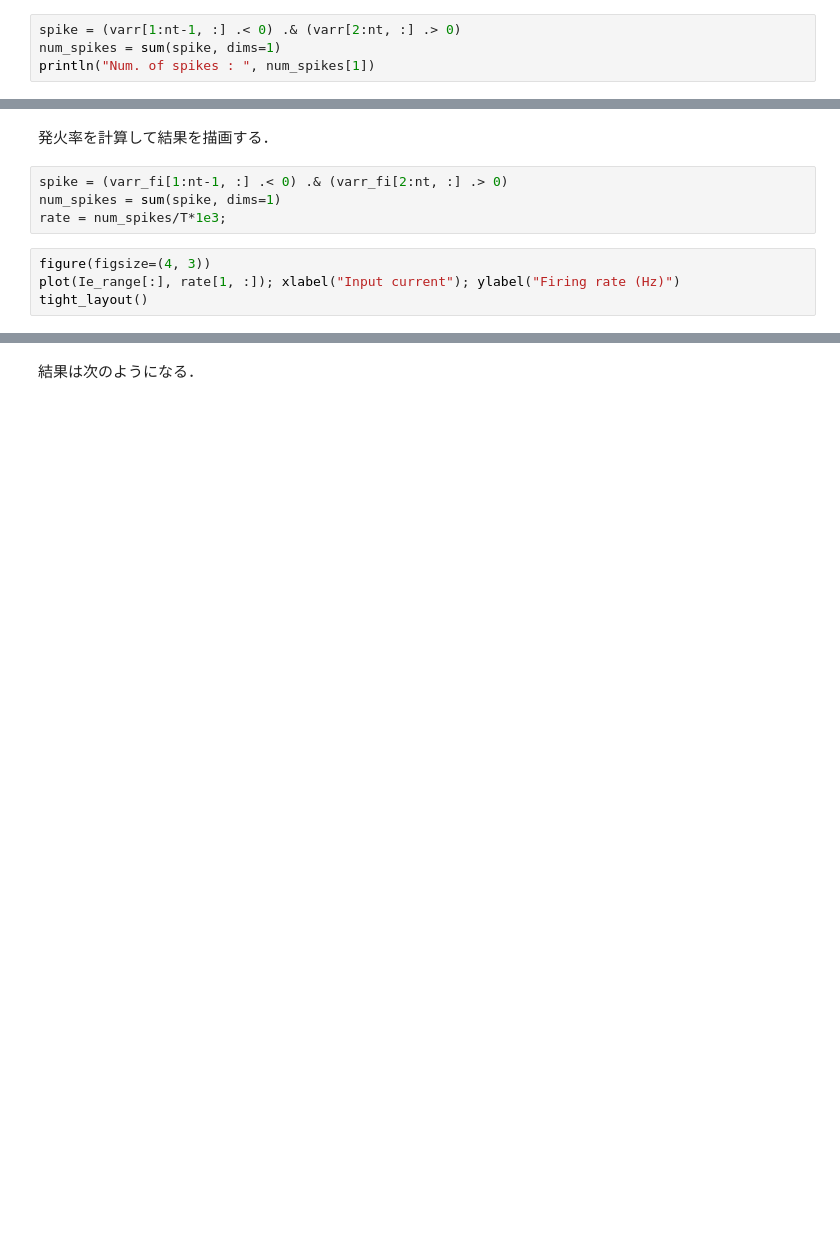
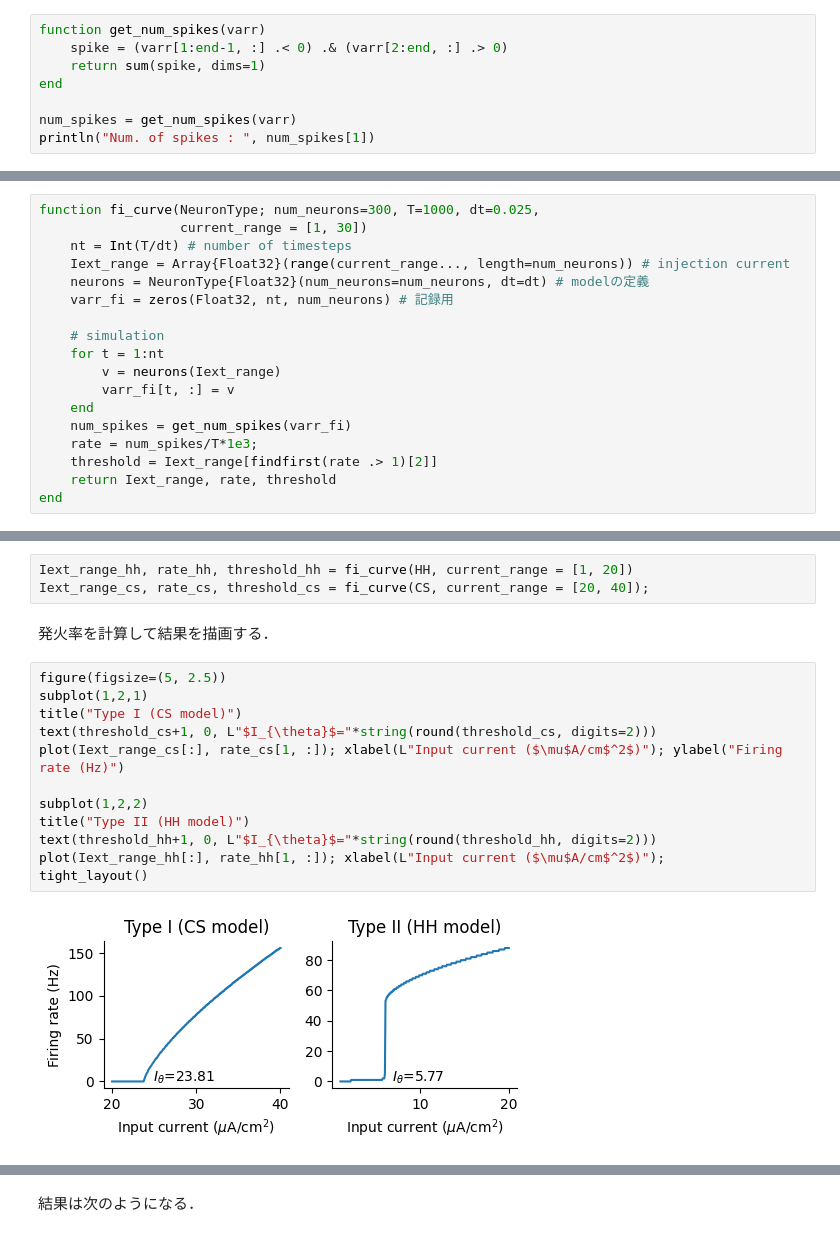
Before and after one commit to compneuro-julia/compneuro-julia-management, a Jupyter notebook: contents/neuron-model/hodgkin-huxley.ipynb, the cells around one changed output, grey strips where cells are left out. Drawn from its saved outputs; the diff is of its cells as text; blank space fills up the shorter version.

```diff
--- a/contents/neuron-model/hodgkin-huxley.ipynb
+++ b/contents/neuron-model/hodgkin-huxley.ipynb
@@ -196,4 +163,8 @@ plot(t, rarr[:, 1], color="black");
 # %%
-spike = (varr[1:nt-1, :] .< 0) .& (varr[2:nt, :] .> 0)
-num_spikes = sum(spike, dims=1)
+function get_num_spikes(varr)
+    spike = (varr[1:end-1, :] .< 0) .& (varr[2:end, :] .> 0)
+    return sum(spike, dims=1)
+end
+
+num_spikes = get_num_spikes(varr)
 println("Num. of spikes : ", num_spikes[1])
@@ -227,0 +288,18 @@ end
+# %%
+function fi_curve(NeuronType; num_neurons=300, T=1000, dt=0.025,
+                  current_range = [1, 30])
+    nt = Int(T/dt) # number of timesteps
+    Iext_range = Array{Float32}(range(current_range..., length=num_neurons)) # injection current
+    neurons = NeuronType{Float32}(num_neurons=num_neurons, dt=dt) # modelの定義
+    varr_fi = zeros(Float32, nt, num_neurons) # 記録用
+
+    # simulation
+    for t = 1:nt
+        v = neurons(Iext_range)
+        varr_fi[t, :] = v
+    end
+    num_spikes = get_num_spikes(varr_fi)
+    rate = num_spikes/T*1e3;
+    threshold = Iext_range[findfirst(rate .> 1)[2]]
+    return Iext_range, rate, threshold
+end
@@ -228,11 +308,20 @@ end
+# %%
+Iext_range_hh, rate_hh, threshold_hh = fi_curve(HH, current_range = [1, 20])
+Iext_range_cs, rate_cs, threshold_cs = fi_curve(CS, current_range = [20, 40]);
 # %% [markdown]
 発火率を計算して結果を描画する．
-# %%
-spike = (varr_fi[1:nt-1, :] .< 0) .& (varr_fi[2:nt, :] .> 0)
-num_spikes = sum(spike, dims=1)
-rate = num_spikes/T*1e3;
-# %%
-figure(figsize=(4, 3))
-plot(Ie_range[:], rate[1, :]); xlabel("Input current"); ylabel("Firing rate (Hz)")
-tight_layout()
+# %%
+figure(figsize=(5, 2.5))
+subplot(1,2,1)
+title("Type I (CS model)")
+text(threshold_cs+1, 0, L"$I_{\theta}$="*string(round(threshold_cs, digits=2)))
+plot(Iext_range_cs[:], rate_cs[1, :]); xlabel(L"Input current ($\mu$A/cm$^2$)"); ylabel("Firing rate (Hz)")
+
+subplot(1,2,2)
+title("Type II (HH model)")
+text(threshold_hh+1, 0, L"$I_{\theta}$="*string(round(threshold_hh, digits=2)))
+plot(Iext_range_hh[:], rate_hh[1, :]); xlabel(L"Input current ($\mu$A/cm$^2$)");
+tight_layout()
+# %% [output]
+[figure, added]
 # %% [markdown]
```
Also changed, not shown: parts of 30 cells of this notebook, 7 other files.
